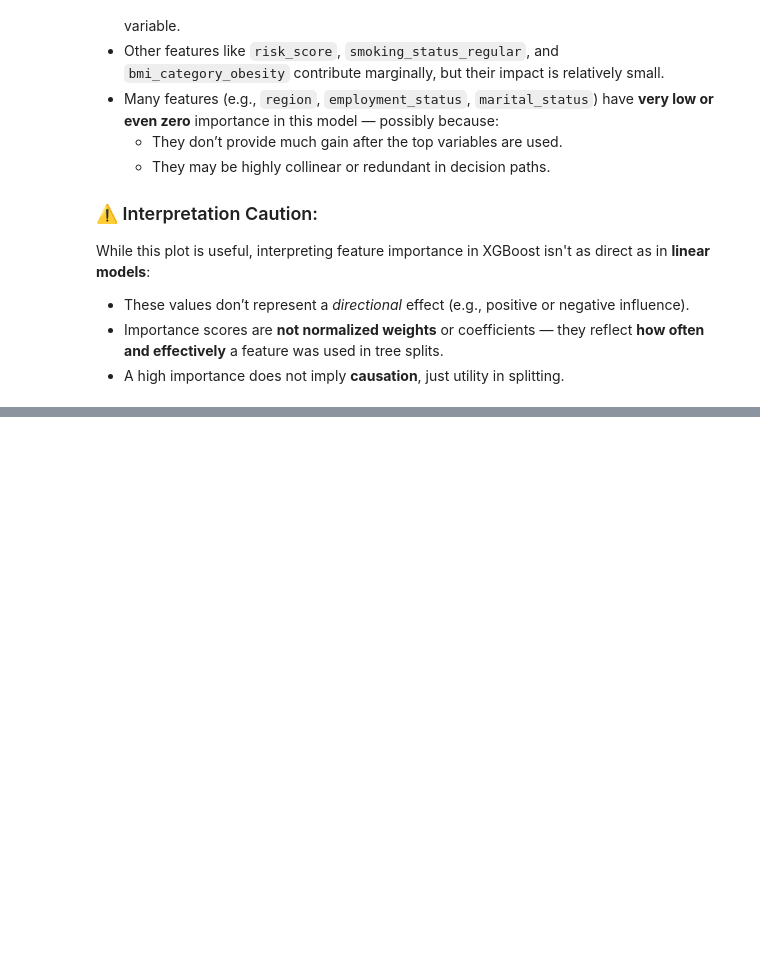
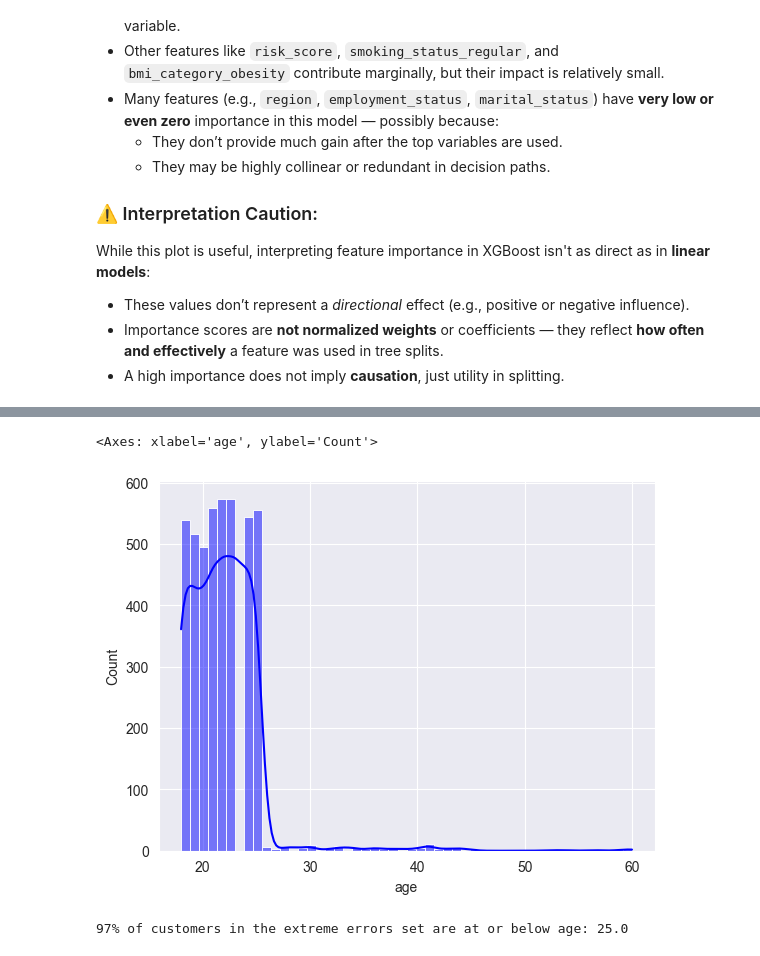
Before and after one commit to abidtalukder/healthcare-premium-prediction, a Jupyter notebook: notebooks/model_training.ipynb, the cells around one changed output, grey strips where cells are left out. Drawn from its saved outputs; the diff is of its cells as text; code cells hidden in the pictures; blank space fills up the shorter version.

```diff
--- a/notebooks/model_training.ipynb
+++ b/notebooks/model_training.ipynb
@@ -275,0 +354,12 @@ While this plot is useful, interpreting feature importance in XGBoost isn't as d
+# %%
+df_reversed = pd.DataFrame()
+df_reversed[cols_to_scale] = scaler.inverse_transform(extreme_errors_df[cols_to_scale])
+# %%
+sns.histplot(df_reversed["age"], bins=50, kde=True, color='blue', label='Extreme Test Set')
+# %% [output]
+<Axes: xlabel='age', ylabel='Count'>
+[figure, added]
+# %%
+print("97% of customers in the extreme errors set are at or below age:", df_reversed.age.quantile(0.97))
+# %% [output]
+97% of customers in the extreme errors set are at or below age: 25.0
```
Also changed, not shown: parts of 10 cells of this notebook.
